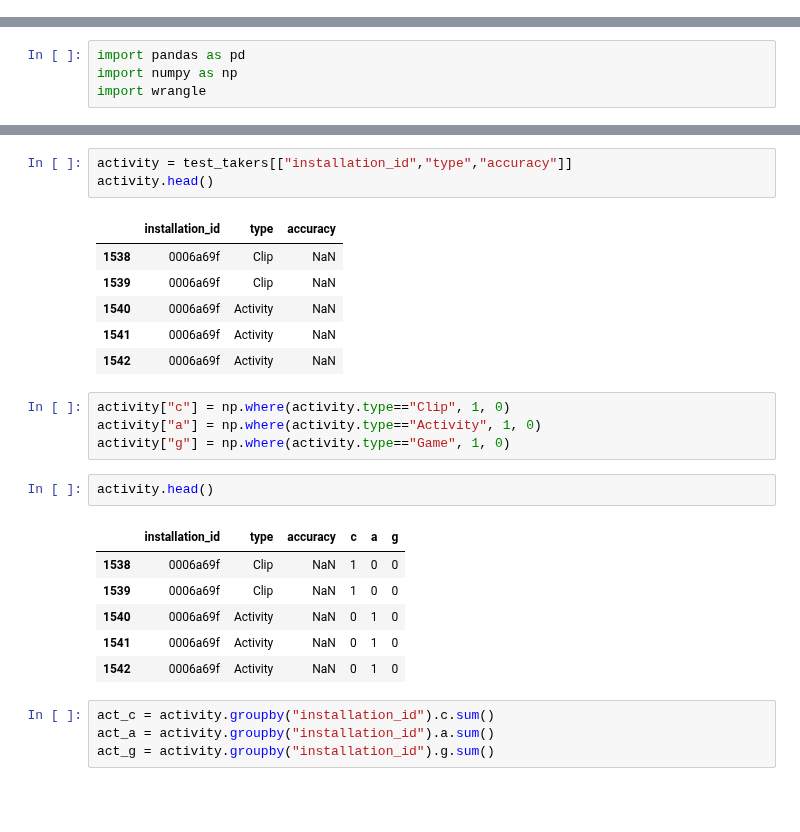
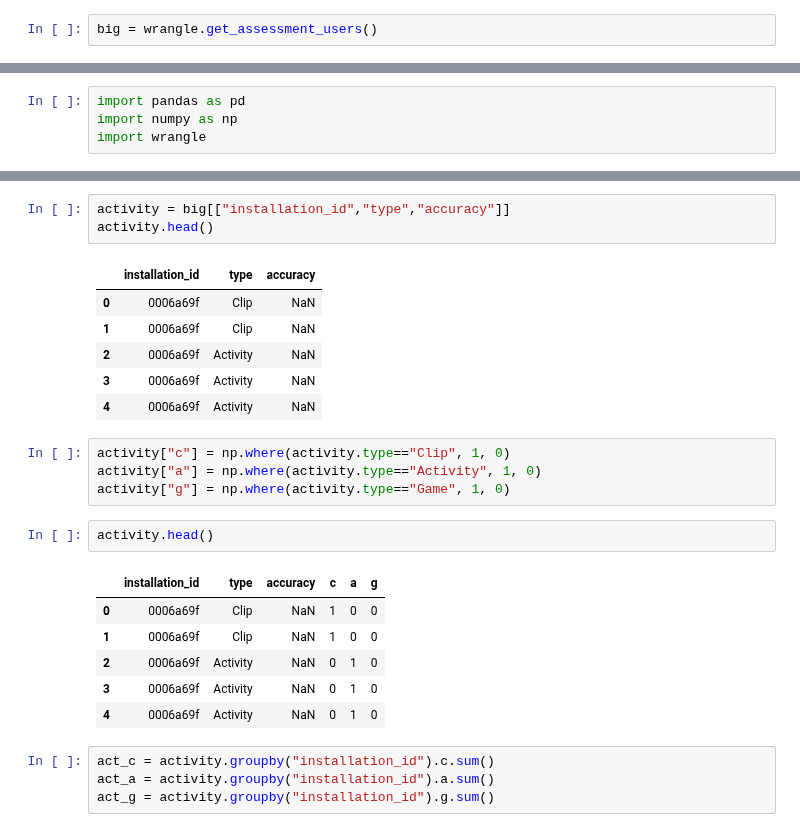
Before and after one commit to cats-in-the-hat/PBS-KIDS2, a Jupyter notebook: cris_ntbk.ipynb, the cells around one changed output, grey strips where cells are left out. Saved outputs shown, nothing was run; the diff lists cells and outputs as text; blank space fills up the shorter version.

```diff
--- a/cris_ntbk.ipynb
+++ b/cris_ntbk.ipynb
@@ -69,3 +67,5 @@ big.head()
 ## Are the of Assessment Taken and Average Accuracy Correlated to Each Other?
 # %% [markdown]
 ### Look at data
+# %%
+big = wrangle.get_assessment_users()
@@ -159,13 +285,13 @@ test_takers.head()
 # %%
-activity = test_takers[["installation_id","type","accuracy"]]
+activity = big[["installation_id","type","accuracy"]]
 activity.head()
 # %% [output]
 |  | installation_id | type | accuracy |
-| 1538 | 0006a69f | Clip | NaN |
-| 1539 | 0006a69f | Clip | NaN |
-| 1540 | 0006a69f | Activity | NaN |
-| 1541 | 0006a69f | Activity | NaN |
-| 1542 | 0006a69f | Activity | NaN |
+| 0 | 0006a69f | Clip | NaN |
+| 1 | 0006a69f | Clip | NaN |
+| 2 | 0006a69f | Activity | NaN |
+| 3 | 0006a69f | Activity | NaN |
+| 4 | 0006a69f | Activity | NaN |
 # %%
 activity["c"] = np.where(activity.type=="Clip", 1, 0)
 activity["a"] = np.where(activity.type=="Activity", 1, 0)
@@ -174,11 +300,11 @@ activity["g"] = np.where(activity.type=="Game", 1, 0)
 activity.head()
 # %% [output]
 |  | installation_id | type | accuracy | c | a | g |
-| 1538 | 0006a69f | Clip | NaN | 1 | 0 | 0 |
-| 1539 | 0006a69f | Clip | NaN | 1 | 0 | 0 |
-| 1540 | 0006a69f | Activity | NaN | 0 | 1 | 0 |
-| 1541 | 0006a69f | Activity | NaN | 0 | 1 | 0 |
-| 1542 | 0006a69f | Activity | NaN | 0 | 1 | 0 |
+| 0 | 0006a69f | Clip | NaN | 1 | 0 | 0 |
+| 1 | 0006a69f | Clip | NaN | 1 | 0 | 0 |
+| 2 | 0006a69f | Activity | NaN | 0 | 1 | 0 |
+| 3 | 0006a69f | Activity | NaN | 0 | 1 | 0 |
+| 4 | 0006a69f | Activity | NaN | 0 | 1 | 0 |
 # %%
 act_c = activity.groupby("installation_id").c.sum()
 act_a = activity.groupby("installation_id").a.sum()
```
Also changed, not shown: parts of 43 cells of this notebook.
